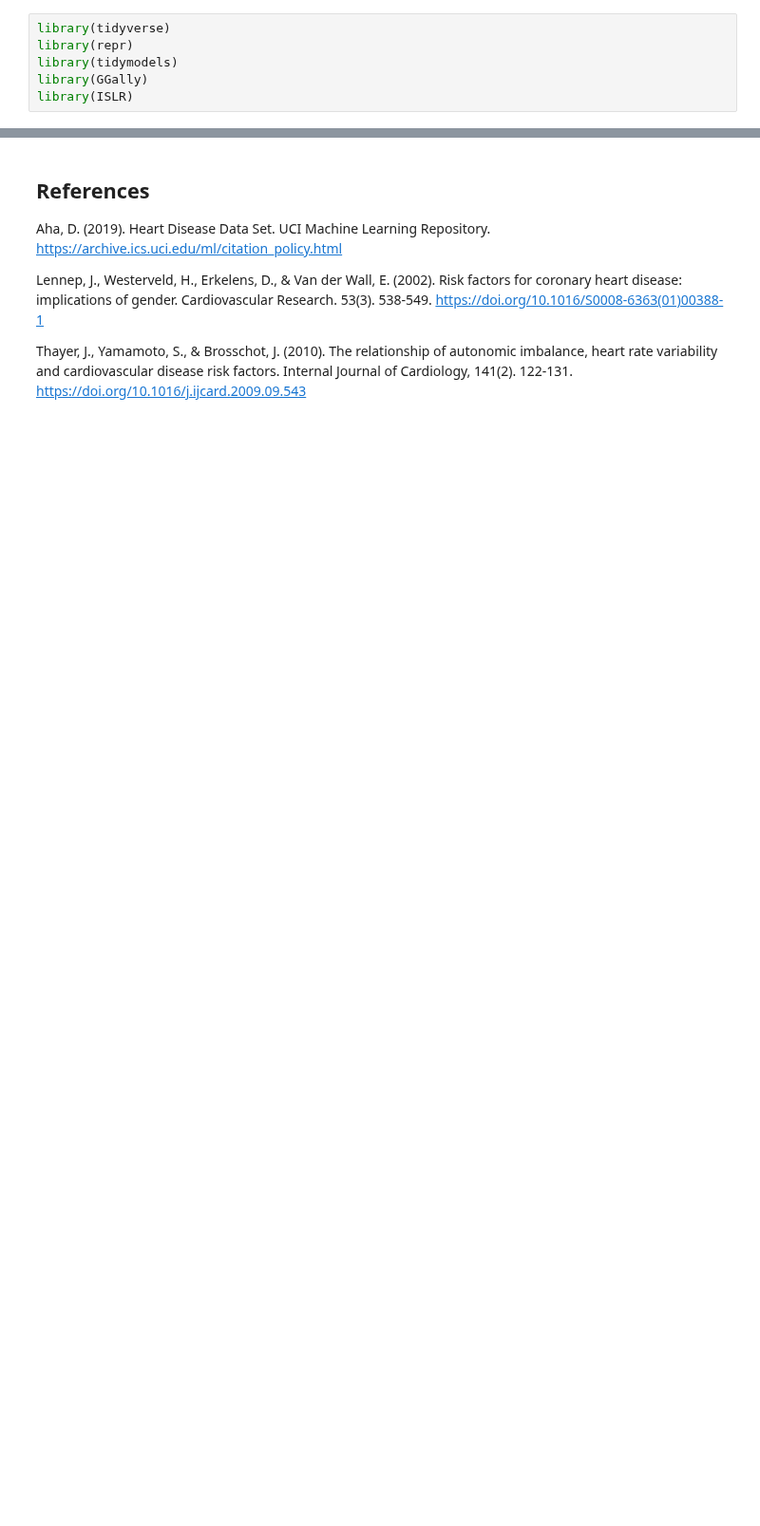
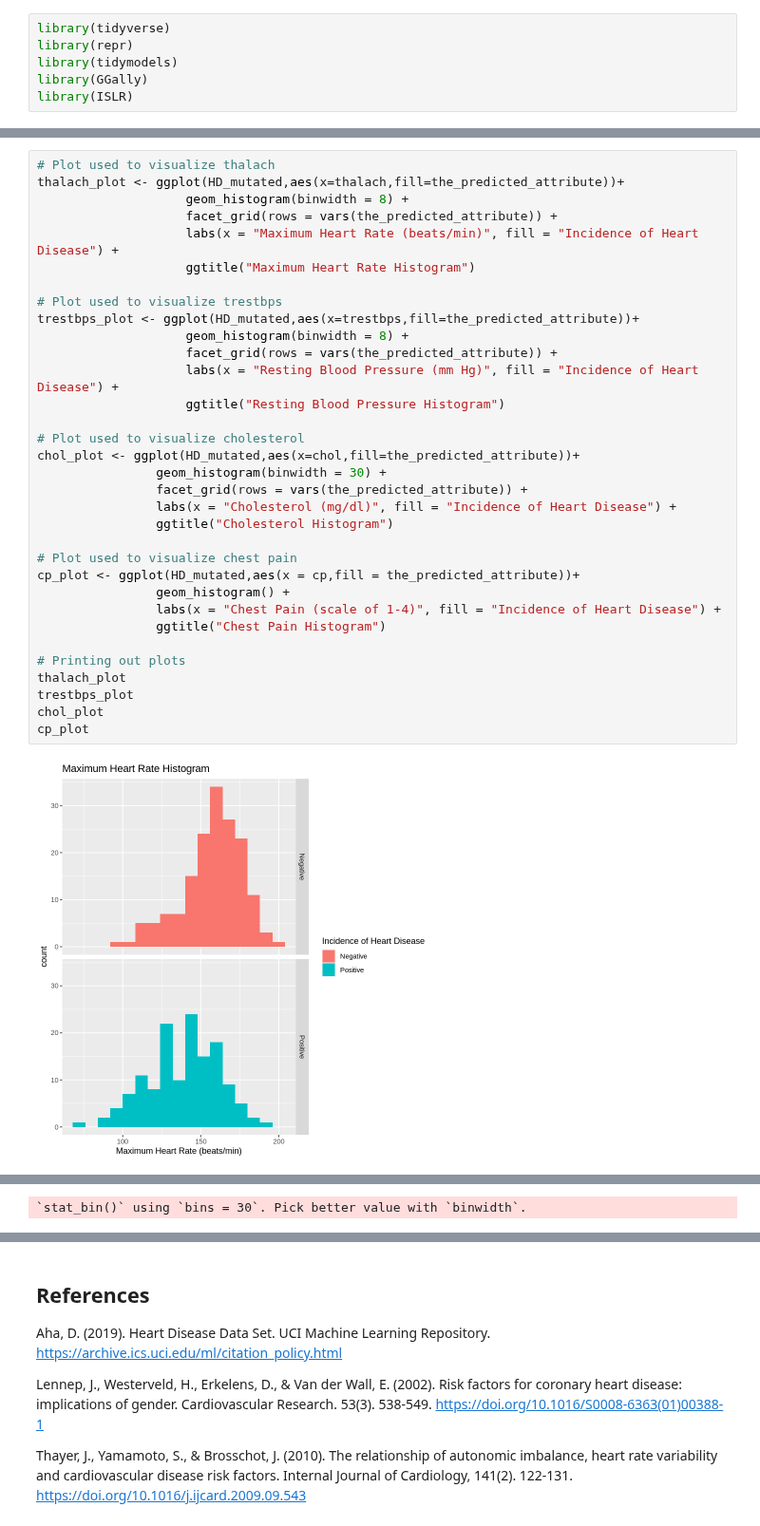
Before and after one commit to AnthonyH504/dsci100_group21_project, a Jupyter notebook: Group Project Report.ipynb, the cells around one changed output, grey strips where cells are left out. Shown at 95% size. Cells and saved outputs as stored; diff of their text form; blank space fills up the shorter version.

```diff
--- a/Group Project Report.ipynb
+++ b/Group Project Report.ipynb
@@ -234,0 +135,35 @@ A tibble: 2 × 3
+# %%
+# Plot used to visualize thalach
+thalach_plot <- ggplot(HD_mutated,aes(x=thalach,fill=the_predicted_attribute))+
+                    geom_histogram(binwidth = 8) +
+                    facet_grid(rows = vars(the_predicted_attribute)) +
+                    labs(x = "Maximum Heart Rate (beats/min)", fill = "Incidence of Heart Disease") +
+                    ggtitle("Maximum Heart Rate Histogram")
+
+# Plot used to visualize trestbps
+trestbps_plot <- ggplot(HD_mutated,aes(x=trestbps,fill=the_predicted_attribute))+
+                    geom_histogram(binwidth = 8) +
+                    facet_grid(rows = vars(the_predicted_attribute)) +
+                    labs(x = "Resting Blood Pressure (mm Hg)", fill = "Incidence of Heart Disease") +
+                    ggtitle("Resting Blood Pressure Histogram")
+
+# Plot used to visualize cholesterol
+chol_plot <- ggplot(HD_mutated,aes(x=chol,fill=the_predicted_attribute))+
+                geom_histogram(binwidth = 30) +
+                facet_grid(rows = vars(the_predicted_attribute)) +
+                labs(x = "Cholesterol (mg/dl)", fill = "Incidence of Heart Disease") +
+                ggtitle("Cholesterol Histogram")
+
+# Plot used to visualize chest pain
+cp_plot <- ggplot(HD_mutated,aes(x = cp,fill = the_predicted_attribute))+
+                geom_histogram() +
+                labs(x = "Chest Pain (scale of 1-4)", fill = "Incidence of Heart Disease") +
+                ggtitle("Chest Pain Histogram")
+
+# Printing out plots
+thalach_plot
+trestbps_plot
+chol_plot
+cp_plot
+# %% [output]
+[figure, added]
@@ -234,0 +171 @@ A tibble: 2 × 3
+`stat_bin()` using `bins = 30`. Pick better value with `binwidth`.
```
Also changed, not shown: parts of 6 cells of this notebook.
